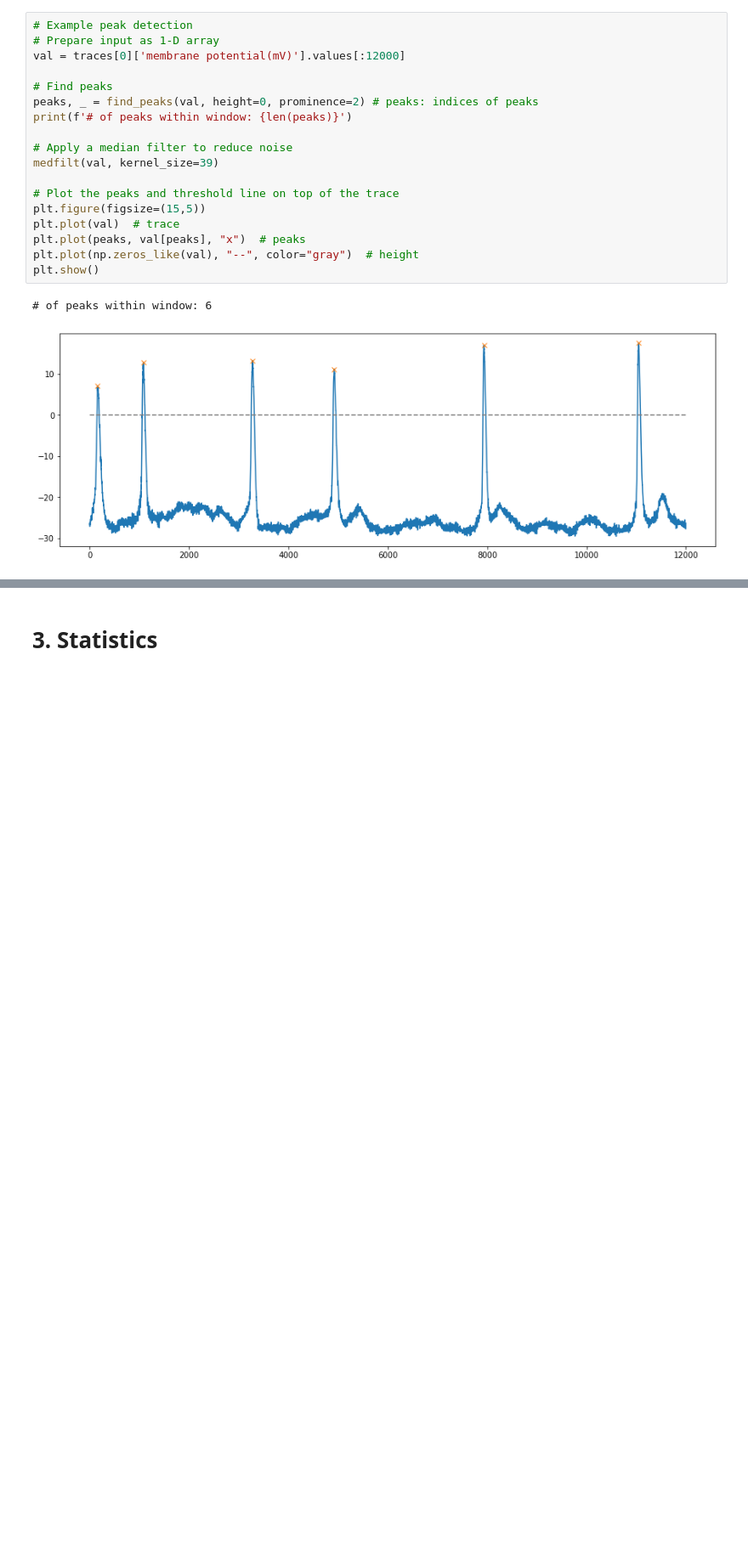
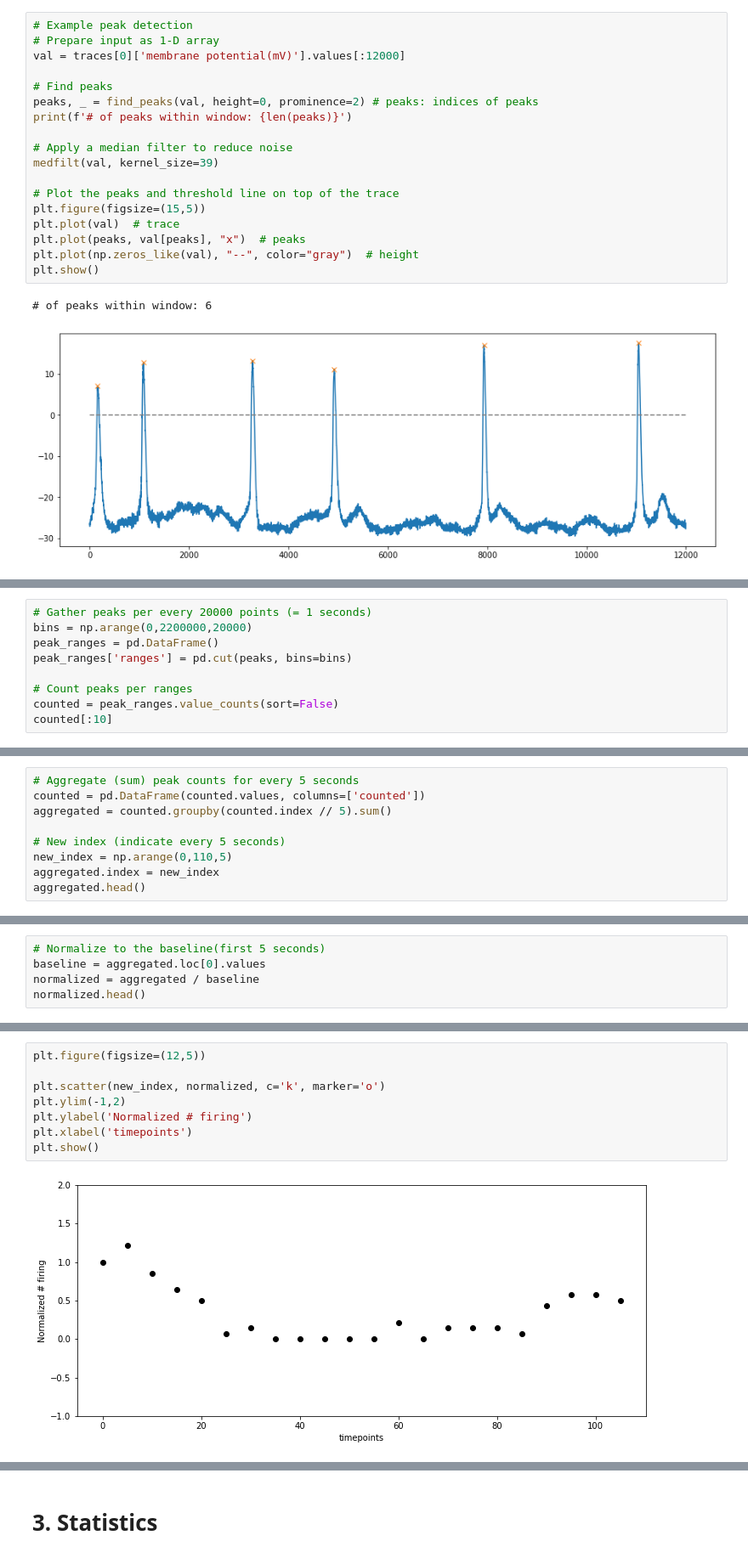
Before and after one commit to soyhyoj/PGlab, a Jupyter notebook: Electrophysiology data analysis/Electrophysiology data analysis.ipynb, the cells around one changed output, grey strips where cells are left out. Shown: that part at 85% size. Cells and saved outputs as stored; diff of their text form; blank space fills up the shorter version.

Commit message:
Peak frequency analysis added.

```diff
--- a/Electrophysiology data analysis/Electrophysiology data analysis.ipynb
+++ b/Electrophysiology data analysis/Electrophysiology data analysis.ipynb
@@ -151,0 +154,9 @@ plt.show()
+# %%
+# Gather peaks per every 20000 points (= 1 seconds)
+bins = np.arange(0,2200000,20000)
+peak_ranges = pd.DataFrame()
+peak_ranges['ranges'] = pd.cut(peaks, bins=bins)
+
+# Count peaks per ranges
+counted = peak_ranges.value_counts(sort=False)
+counted[:10]
@@ -151,0 +176,9 @@ plt.show()
+# %%
+# Aggregate (sum) peak counts for every 5 seconds
+counted = pd.DataFrame(counted.values, columns=['counted'])
+aggregated = counted.groupby(counted.index // 5).sum()
+
+# New index (indicate every 5 seconds)
+new_index = np.arange(0,110,5)
+aggregated.index = new_index
+aggregated.head()
@@ -151,0 +192,5 @@ plt.show()
+# %%
+# Normalize to the baseline(first 5 seconds)
+baseline = aggregated.loc[0].values
+normalized = aggregated / baseline
+normalized.head()
@@ -151,0 +204,10 @@ plt.show()
+# %%
+plt.figure(figsize=(12,5))
+
+plt.scatter(new_index, normalized, c='k', marker='o')
+plt.ylim(-1,2)
+plt.ylabel('Normalized # firing')
+plt.xlabel('timepoints')
+plt.show()
+# %% [output]
+[figure, added]
```
Also changed, not shown: parts of 9 cells of this notebook.
